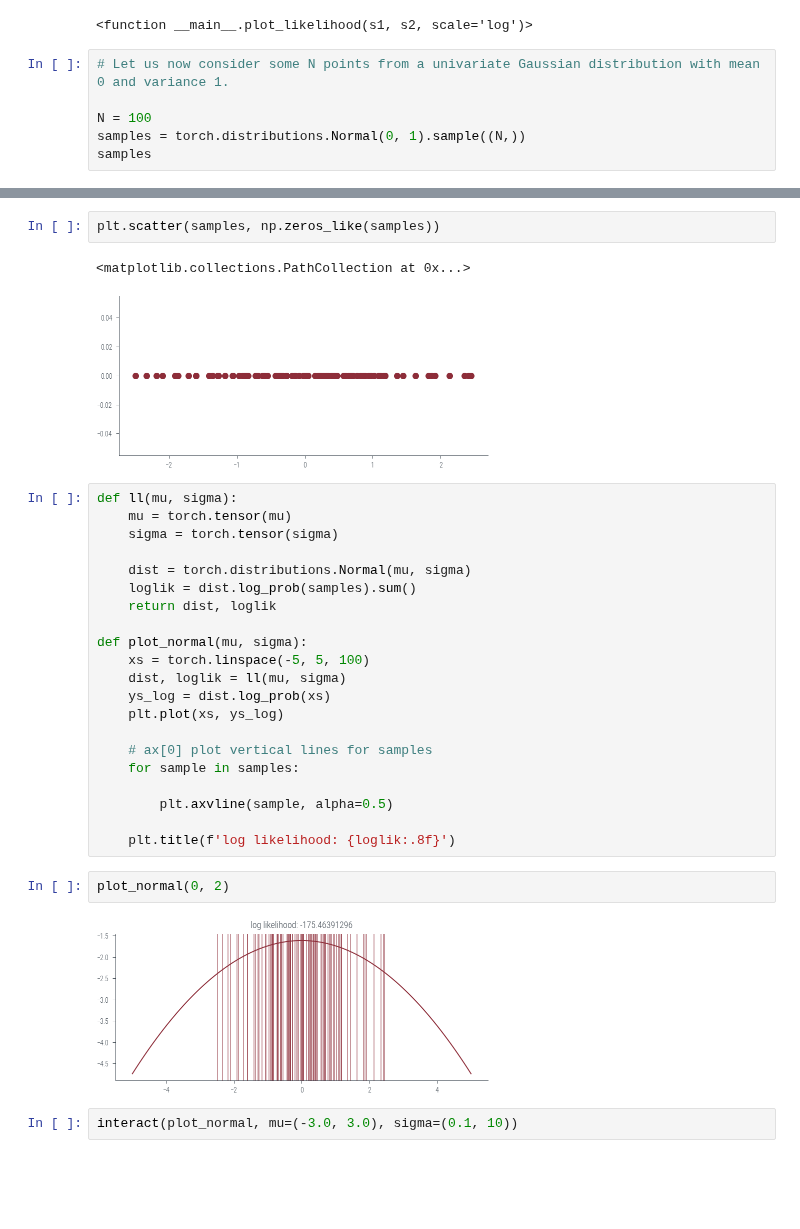
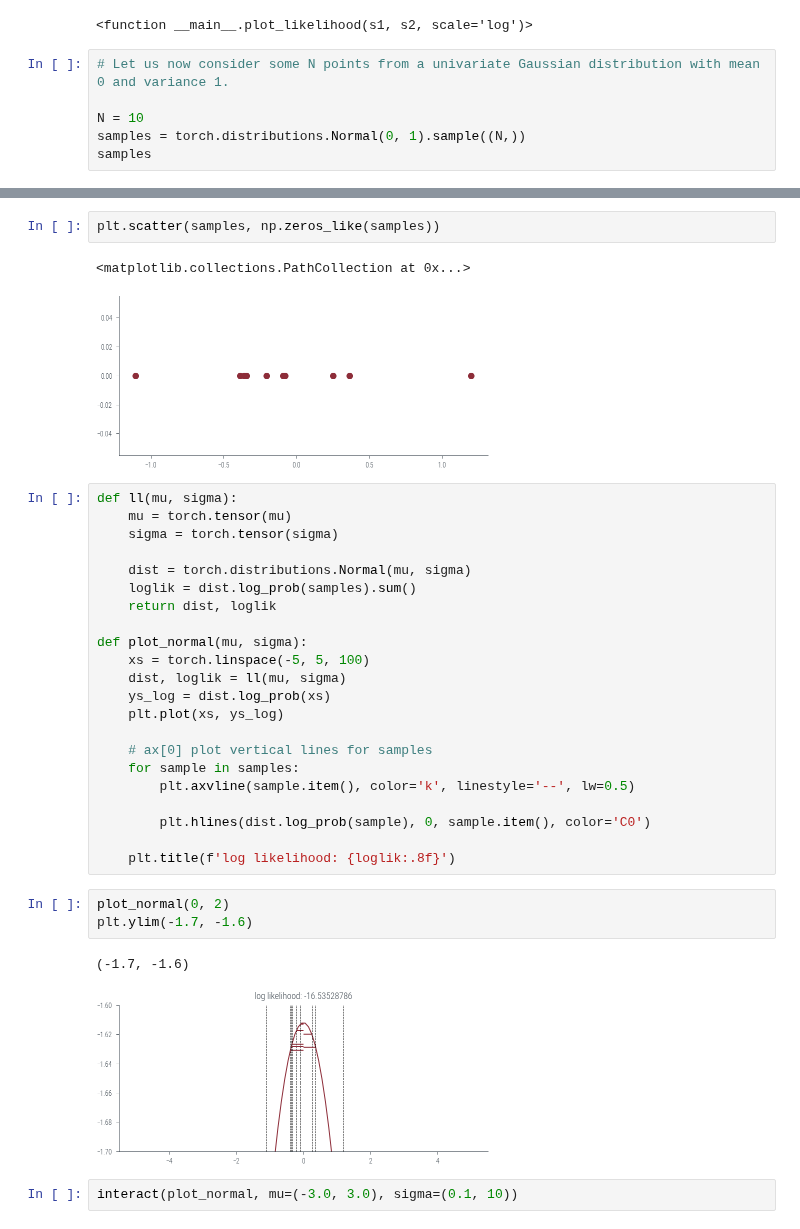
Before and after one commit to nipunbatra/pml-teaching, a Jupyter notebook: notebooks/mle-univariate.ipynb, the cells around one changed output, grey strips where cells are left out. Cells and saved outputs as stored; diff of their text form; blank space fills up the shorter version.

```diff
--- a/notebooks/mle-univariate.ipynb
+++ b/notebooks/mle-univariate.ipynb
@@ -264,7 +264,7 @@ interactive(children=(IntSlider(value=50, description='s1'), IntSlider(value=50,
 # %%
 # Let us now consider some N points from a univariate Gaussian distribution with mean 0 and variance 1.
 
-N = 100
+N = 10
 samples = torch.distributions.Normal(0, 1).sample((N,))
 samples
 # %% [output]
@@ -285,7 +274,7 @@ tensor([ 0.0487, -0.3722, -0.8912,  1.0856, -0.7105,  1.6284,  0.2744, -0.8509,
 plt.scatter(samples, np.zeros_like(samples))
 # %% [output]
 <matplotlib.collections.PathCollection at 0x...>
-[figure, old version]
+[figure, new version]
 # %%
 def ll(mu, sigma):
     mu = torch.tensor(mu)
@@ -303,14 +292,17 @@ def plot_normal(mu, sigma):
 
     # ax[0] plot vertical lines for samples
     for sample in samples:
+        plt.axvline(sample.item(), color='k', linestyle='--', lw=0.5)
 
-        plt.axvline(sample, alpha=0.5)
+        plt.hlines(dist.log_prob(sample), 0, sample.item(), color='C0')
 
     plt.title(f'log likelihood: {loglik:.8f}')
 # %%
 plot_normal(0, 2)
+plt.ylim(-1.7, -1.6)
 # %% [output]
+(-1.7, -1.6)
-[figure, old version]
+[figure, new version]
 # %%
 interact(plot_normal, mu=(-3.0, 3.0), sigma=(0.1, 10))
 # %% [output]
```
Also changed, not shown: parts of 7 cells of this notebook.
